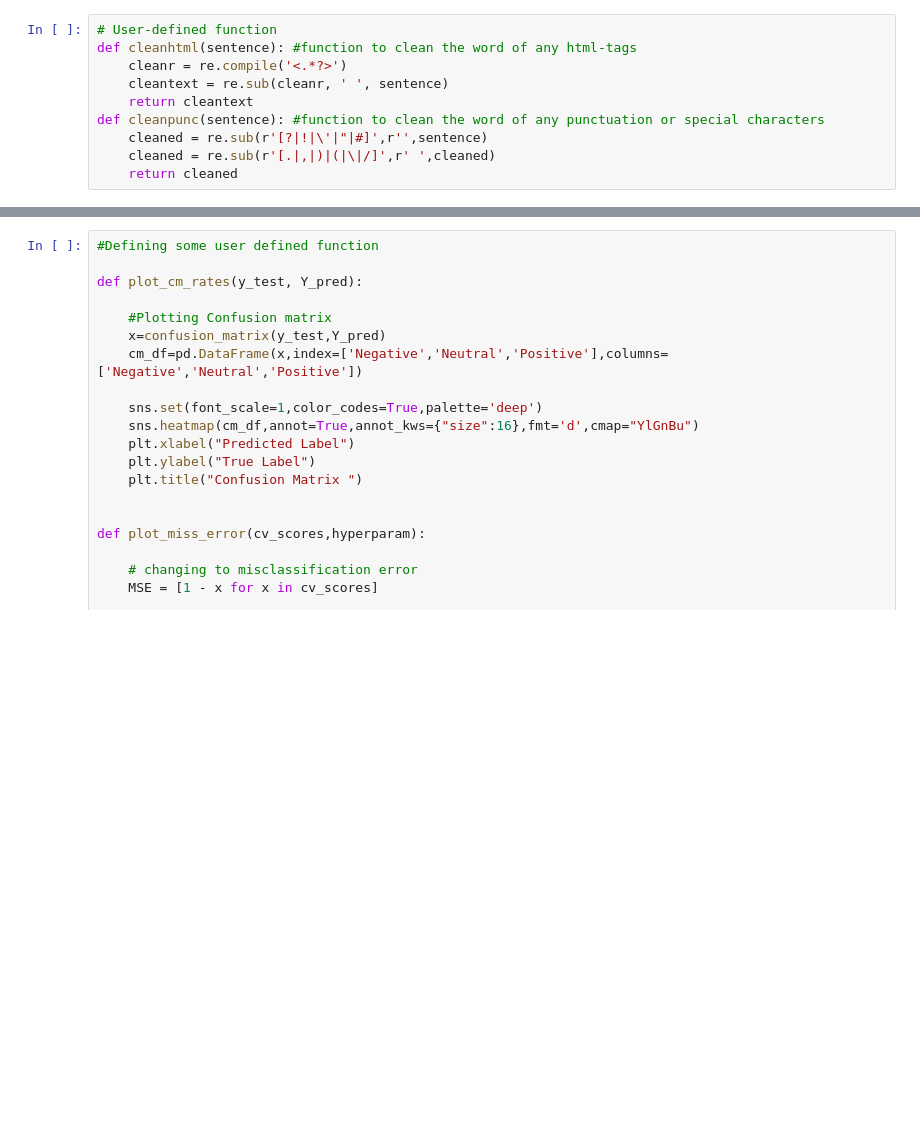
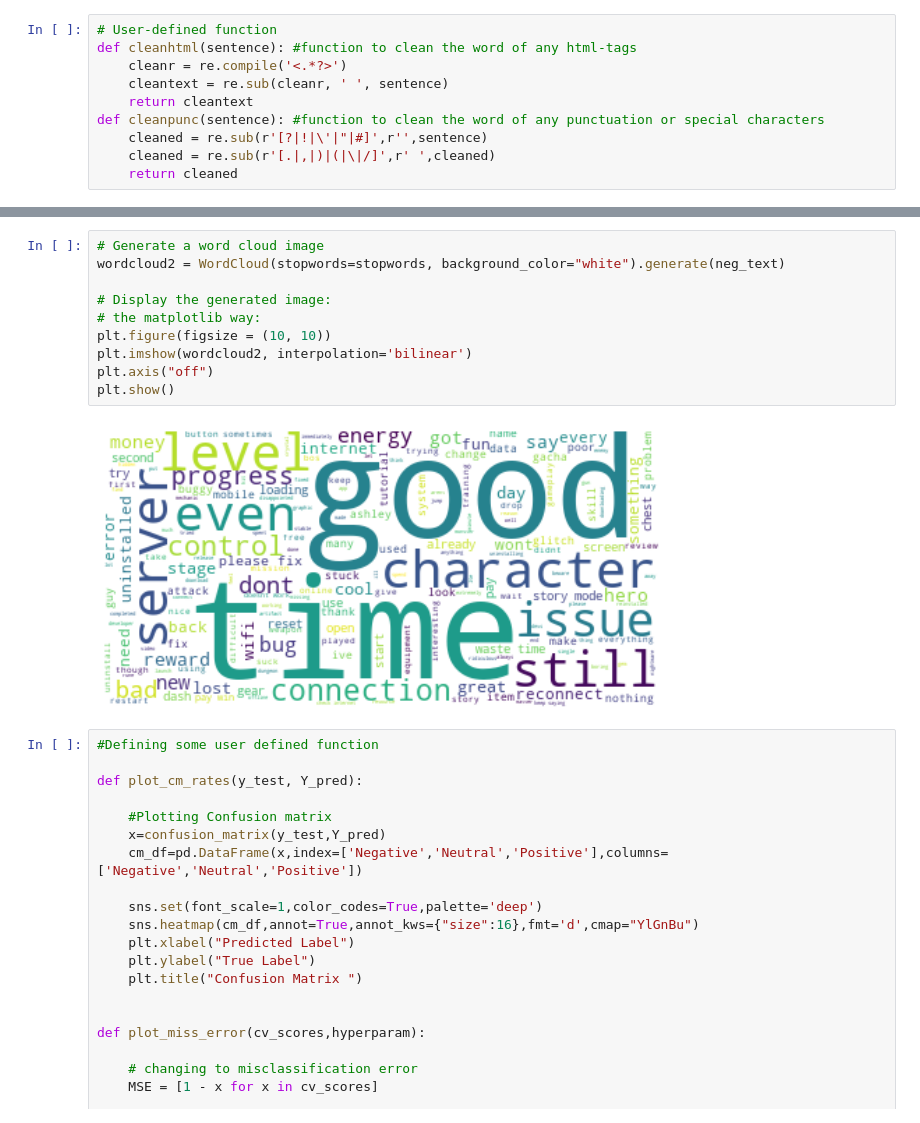
Before and after one commit to vietpm/zitga_data, a Jupyter notebook: Sentiment Analysis.ipynb, the cells around one changed output, grey strips where cells are left out. Cells and saved outputs as stored; diff of their text form; blank space fills up the shorter version.

```diff
--- a/Sentiment Analysis.ipynb
+++ b/Sentiment Analysis.ipynb
@@ -252,3 +278,15 @@ plt.show()
+# %%
+# Generate a word cloud image
+wordcloud2 = WordCloud(stopwords=stopwords, background_color="white").generate(neg_text)
+
+# Display the generated image:
+# the matplotlib way:
+plt.figure(figsize = (10, 10))
+plt.imshow(wordcloud2, interpolation='bilinear')
+plt.axis("off")
+plt.show()
+# %% [output]
+[figure, added]
 # %%
 #Defining some user defined function
 
```
Also changed, not shown: parts of 12 cells of this notebook.
